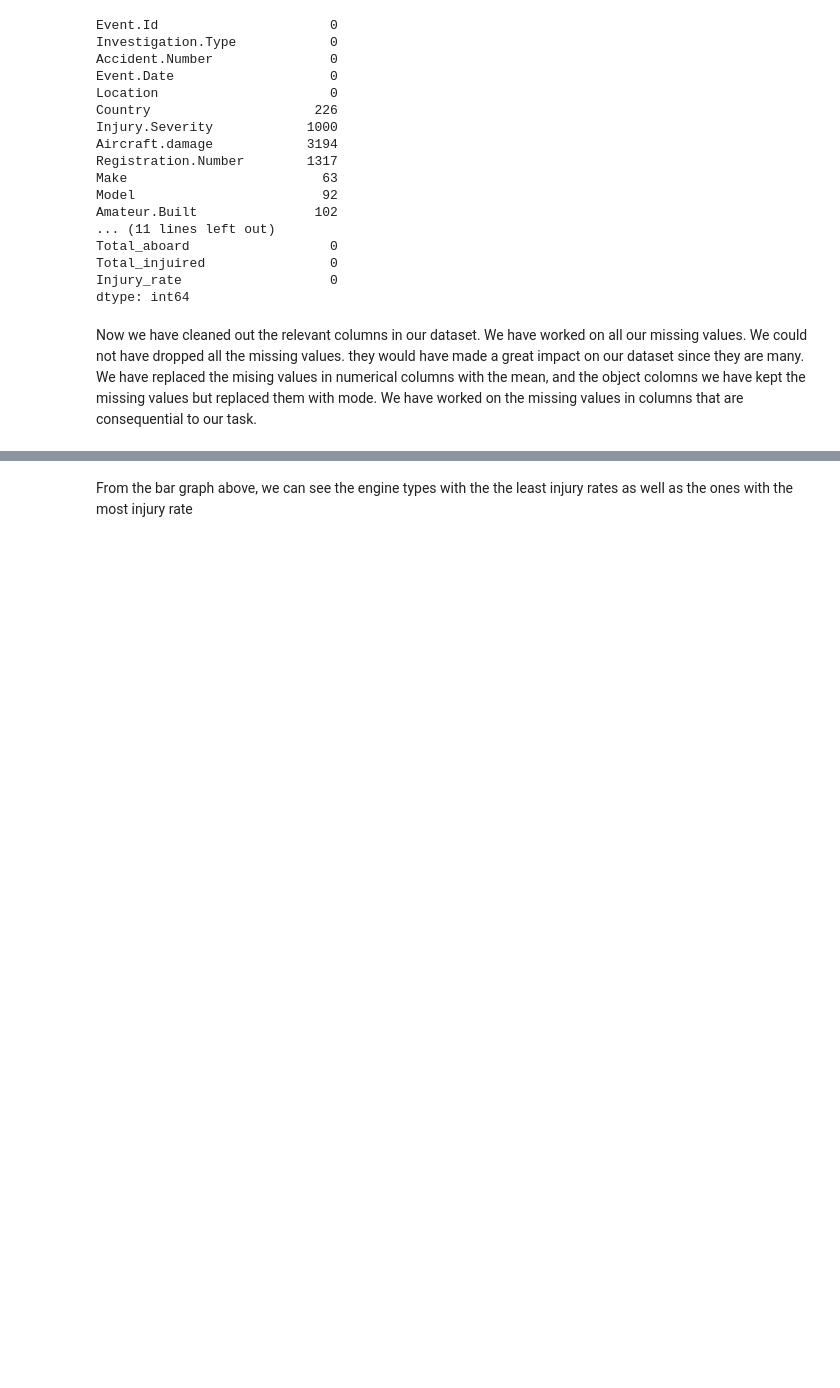
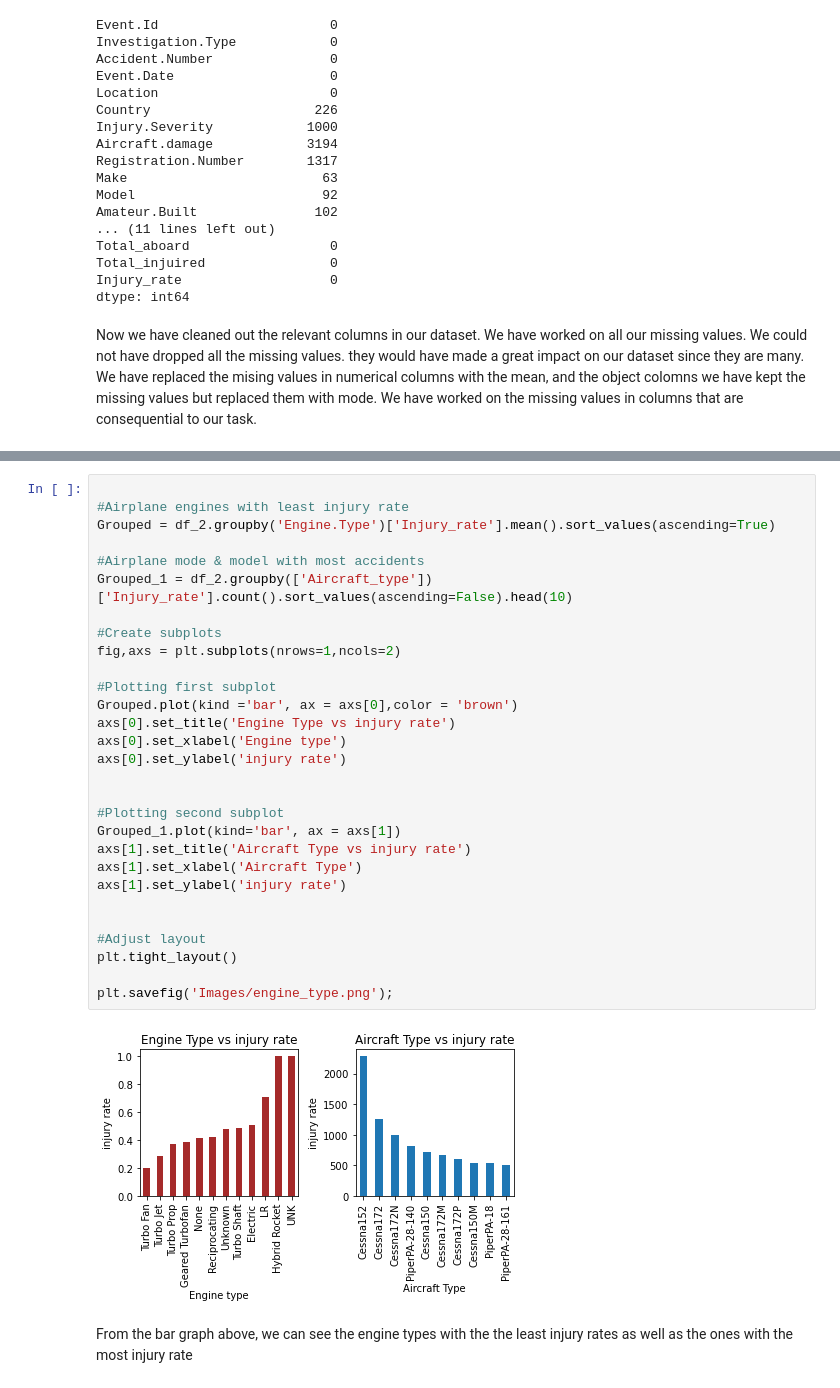
Before and after one commit to rita-nyaga/AVIATION_ACCIDENTS_PROJECT_, a Jupyter notebook: phase1_project.ipynb, the cells around one changed output, grey strips where cells are left out. Drawn from its saved outputs; the diff is of its cells as text; blank space fills up the shorter version.

```diff
--- a/phase1_project.ipynb
+++ b/phase1_project.ipynb
@@ -204,3 +178,34 @@ plt.savefig('Images/engine_type.png');
+# %%
+
+#Airplane engines with least injury rate
+Grouped = df_2.groupby('Engine.Type')['Injury_rate'].mean().sort_values(ascending=True)
+
+#Airplane mode & model with most accidents
+Grouped_1 = df_2.groupby(['Aircraft_type'])['Injury_rate'].count().sort_values(ascending=False).head(10)
+
+#Create subplots
+fig,axs = plt.subplots(nrows=1,ncols=2)
+
+#Plotting first subplot
+Grouped.plot(kind ='bar', ax = axs[0],color = 'brown')
+axs[0].set_title('Engine Type vs injury rate')
+axs[0].set_xlabel('Engine type')
+axs[0].set_ylabel('injury rate')
+
+
+#Plotting second subplot
+Grouped_1.plot(kind='bar', ax = axs[1])
+axs[1].set_title('Aircraft Type vs injury rate')
+axs[1].set_xlabel('Aircraft Type')
+axs[1].set_ylabel('injury rate')
+
+
+#Adjust layout
+plt.tight_layout()
+
+plt.savefig('Images/engine_type.png');
+# %% [output]
+[figure, added]
 # %% [markdown]
 From the bar graph above, we can see the engine types with the the least injury rates as well as the ones with the most injury rate
 # %% [markdown]
```
Also changed, not shown: parts of 7 cells of this notebook, 3 other files.
